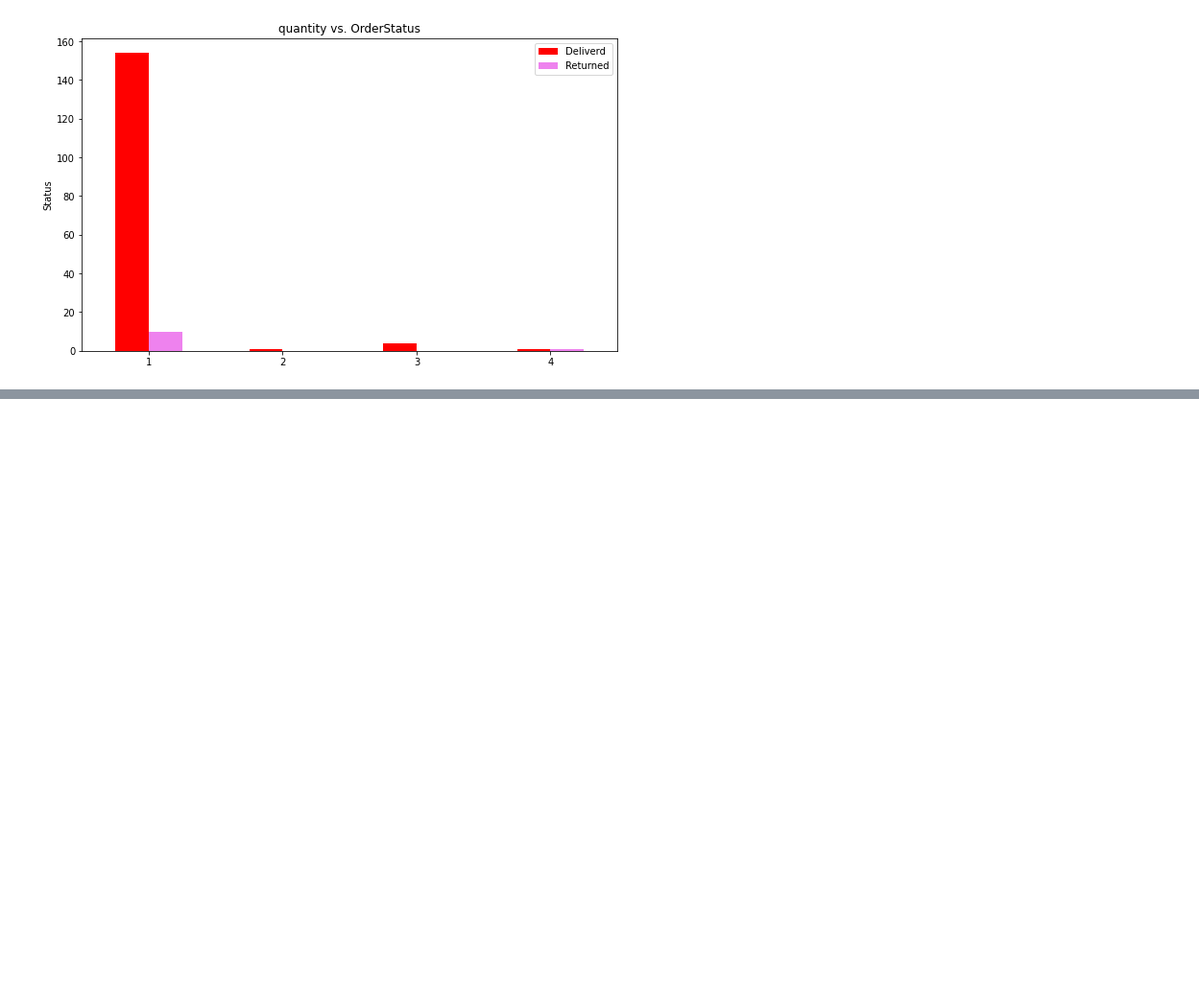
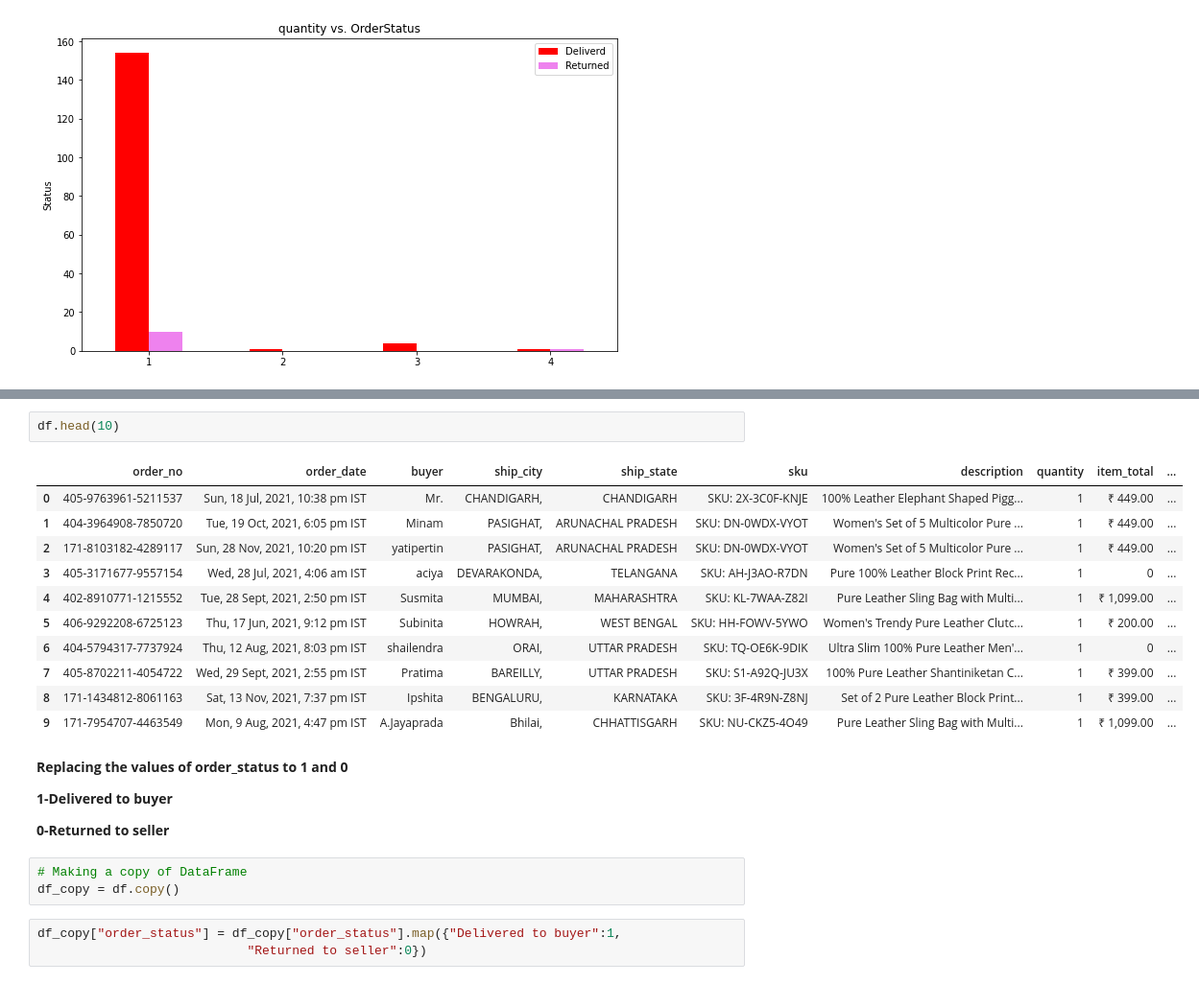
Before and after one commit to sumeet860/datascience, a Jupyter notebook: notebook/AmazonOrder.ipynb, the cells around one changed output, grey strips where cells are left out. Shown: that part at 96% size. Saved outputs shown, nothing was run; the diff lists cells and outputs as text; blank space fills up the shorter version.

```diff
--- a/notebook/AmazonOrder.ipynb
+++ b/notebook/AmazonOrder.ipynb
@@ -277,0 +292,26 @@ plt.xticks(rotation=0); #To change the position of 0 & 1 in x-axis
+# %%
+df.head(10)
+# %% [output]
+|  | order_no | order_date | buyer | ship_city | ship_state | sku | description | quantity | item_total | ... |
+| 0 | 405-9763961-5211537 | Sun, 18 Jul, 2021, 10:38 pm IST | Mr. | CHANDIGARH, | CHANDIGARH | SKU: 2X-3C0F-KNJE | 100% Leather Elephant Shaped Pigg... | 1 | ₹ 449.00 | ... |
+| 1 | 404-3964908-7850720 | Tue, 19 Oct, 2021, 6:05 pm IST | Minam | PASIGHAT, | ARUNACHAL PRADESH | SKU: DN-0WDX-VYOT | Women's Set of 5 Multicolor Pure ... | 1 | ₹ 449.00 | ... |
+| 2 | 171-8103182-4289117 | Sun, 28 Nov, 2021, 10:20 pm IST | yatipertin | PASIGHAT, | ARUNACHAL PRADESH | SKU: DN-0WDX-VYOT | Women's Set of 5 Multicolor Pure ... | 1 | ₹ 449.00 | ... |
+| 3 | 405-3171677-9557154 | Wed, 28 Jul, 2021, 4:06 am IST | aciya | DEVARAKONDA, | TELANGANA | SKU: AH-J3AO-R7DN | Pure 100% Leather Block Print Rec... | 1 | 0 | ... |
+| 4 | 402-8910771-1215552 | Tue, 28 Sept, 2021, 2:50 pm IST | Susmita | MUMBAI, | MAHARASHTRA | SKU: KL-7WAA-Z82I | Pure Leather Sling Bag with Multi... | 1 | ₹ 1,099.00 | ... |
+| 5 | 406-9292208-6725123 | Thu, 17 Jun, 2021, 9:12 pm IST | Subinita | HOWRAH, | WEST BENGAL | SKU: HH-FOWV-5YWO | Women's Trendy Pure Leather Clutc... | 1 | ₹ 200.00 | ... |
+| 6 | 404-5794317-7737924 | Thu, 12 Aug, 2021, 8:03 pm IST | shailendra | ORAI, | UTTAR PRADESH | SKU: TQ-OE6K-9DIK | Ultra Slim 100% Pure Leather Men'... | 1 | 0 | ... |
+| 7 | 405-8702211-4054722 | Wed, 29 Sept, 2021, 2:55 pm IST | Pratima | BAREILLY, | UTTAR PRADESH | SKU: S1-A92Q-JU3X | 100% Pure Leather Shantiniketan C... | 1 | ₹ 399.00 | ... |
+| 8 | 171-1434812-8061163 | Sat, 13 Nov, 2021, 7:37 pm IST | Ipshita | BENGALURU, | KARNATAKA | SKU: 3F-4R9N-Z8NJ | Set of 2 Pure Leather Block Print... | 1 | ₹ 399.00 | ... |
+| 9 | 171-7954707-4463549 | Mon, 9 Aug, 2021, 4:47 pm IST | A.Jayaprada | Bhilai, | CHHATTISGARH | SKU: NU-CKZ5-4O49 | Pure Leather Sling Bag with Multi... | 1 | ₹ 1,099.00 | ... |
+# %% [markdown]
+**Replacing the values of order_status to 1 and 0**
+
+**1-Delivered to buyer**
+
+**0-Returned to seller**
+# %%
+# Making a copy of DataFrame
+df_copy = df.copy()
+# %%
+df_copy["order_status"] = df_copy["order_status"].map({"Delivered to buyer":1,
+                            "Returned to seller":0})
```
Also changed, not shown: parts of 6 cells of this notebook.
